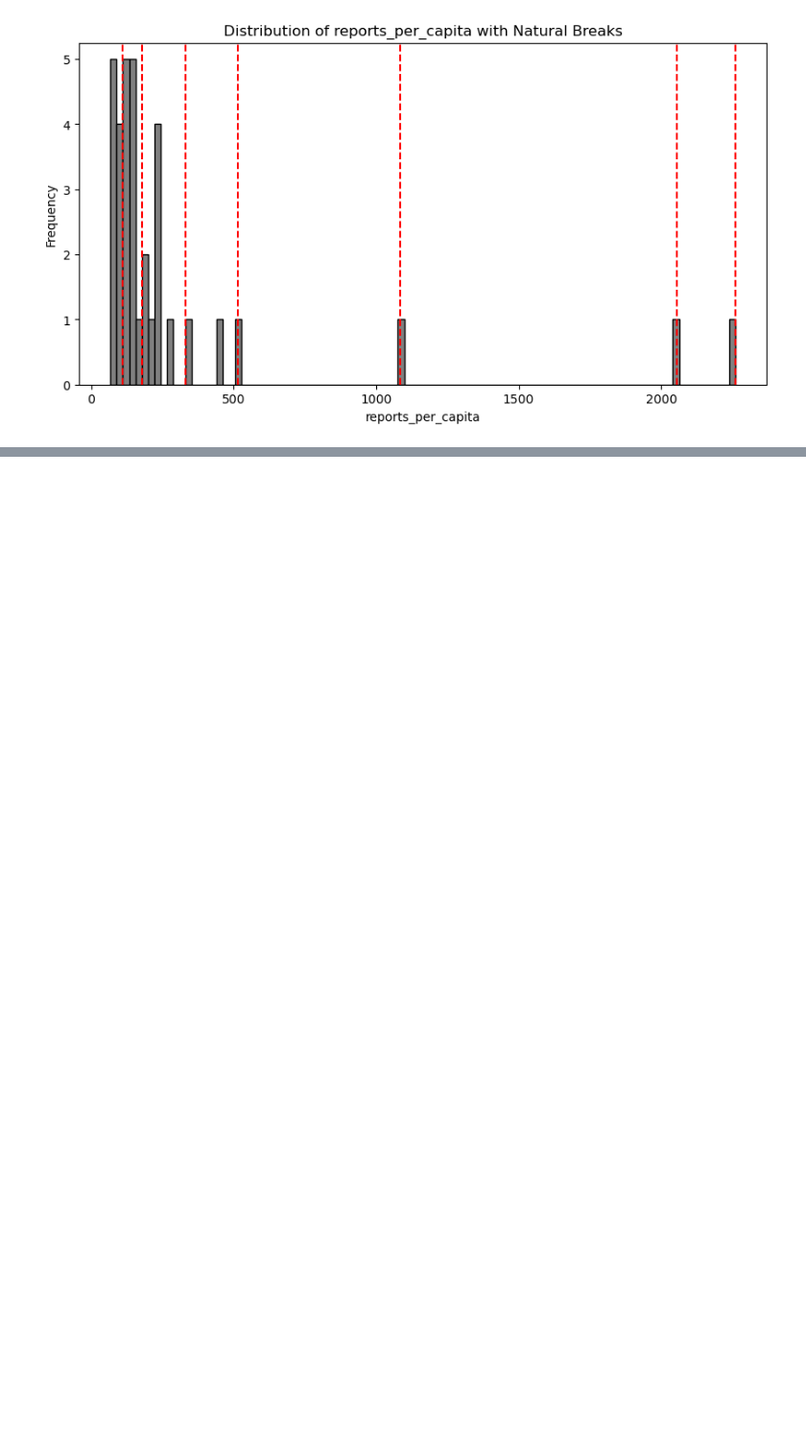
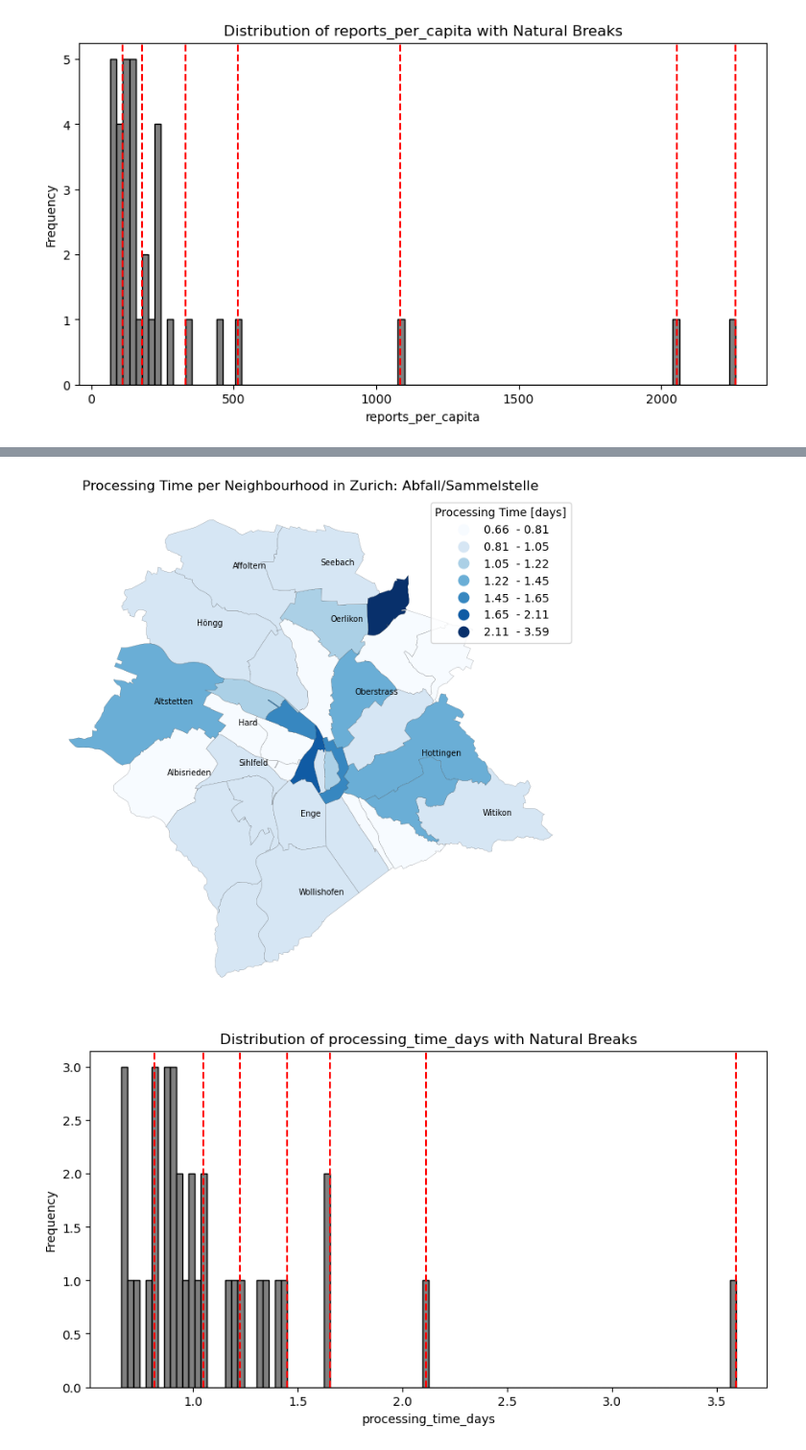
Before and after one commit to arisenn02/ESS341_Project_Arina_Senn, a Jupyter notebook: notebooks/new_zurich_urban_issues.ipynb, the cells around one changed output, grey strips where cells are left out. Shown at 96% size. Saved outputs shown, nothing was run; the diff lists cells and outputs as text; code cells hidden in the pictures; blank space fills up the shorter version.

```diff
--- a/notebooks/new_zurich_urban_issues.ipynb
+++ b/notebooks/new_zurich_urban_issues.ipynb
@@ -147,0 +242,43 @@ functions.histogram_natural_breaks(reports_count_pop_gdf,column="reports_per_cap
+# %%
+# ----------------------------------------------------------------------------------------------------------------------------------------
+# Build Analysis dataset
+# ----------------------------------------------------------------------------------------------------------------------------------------
+
+# Only resolved reports are included, since processing time cannot be calculated for unresolved cases
+reports_fixed = reports_gdf_with_neighborhoods_gdf [reports_gdf_with_neighborhoods_gdf["status"] =="fixed - council"]
+
+mean_days = functions.calculate_mean_processing_time(reports_fixed,"Abfall/Sammelstelle")
+mean_days_gdf = neighborhoods_gdf.merge(mean_days, on="Neighborhoods",how="left")
+
+#--------------------------------------------------------------------------------
+# Create Choropleth Map
+#--------------------------------------------------------------------------------
+fig, ax = plt.subplots(figsize=(16,8))
+
+mean_days_gdf.plot(column="processing_time_days",
+            scheme = "naturalbreaks",
+            k = 7,
+            edgecolor = "black",
+            legend=True,
+            linewidth = 0.1,
+            cmap="Blues",
+            ax=ax, #draw the axes on the axes we creaed
+            legend_kwds={
+                "title": "Processing Time [days]",})
+ax.set_title("Processing Time per Neighbourhood in Zurich: Abfall/Sammelstelle")
+ax.axis("off")
+
+# improve map readability by enhancing legend formatting and adding neighborhoods labels
+functions.clean_legend_labels(ax)
+functions.add_labels_zurich(ax,mean_days_gdf,names=["Affoltern","Seebach","Oerlikon","Höngg","Altstetten",
+                                                "Albisrieden","Enge","Wollishofen","Witikon","Hottingen",
+                                                "Sihlfeld","Hard","Oberstrass"])
+
+
+#--------------------------------------------------------------------------------------------------------------------------------------------------------------
+# Create histogram
+#----------------------------------------------------------------------------------------------------------------------------------------------------------
+functions.histogram_natural_breaks(mean_days_gdf,column="processing_time_days",k=7)
+# %% [output]
+[figure, added]
+[figure, added]
```
Also changed, not shown: parts of 9 cells of this notebook, 2 other files.
